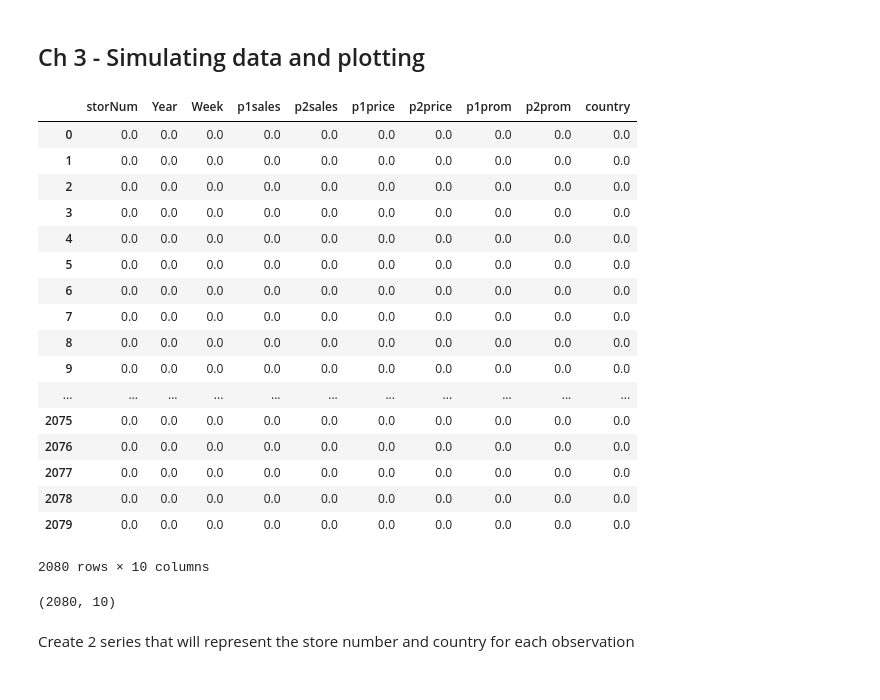
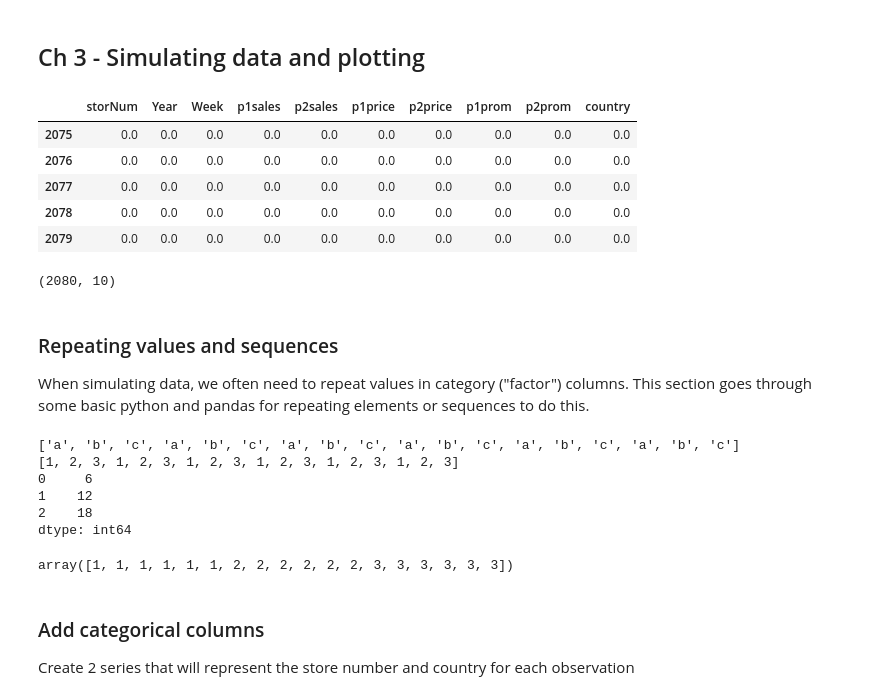
Before and after one commit to dyoung418/pandas-r-for-mktg, a Jupyter notebook: 3_simdata_plotting.ipynb, the cells around one changed output. Cells and saved outputs as stored; diff of their text form; code cells hidden in the pictures.

Commit message:
finished data simulation portion of 3_

```diff
--- a/3_simdata_plotting.ipynb
+++ b/3_simdata_plotting.ipynb
@@ -15,36 +15,55 @@ import numpy as np
 # %%
 #define constants
 k_stores = 20  # 20 stores, using "k_" for "constant"
-k_weeks = 104   # 2 years of data each
+k_years = 2
+k_weeks_per_year = 52
 # %%
 # create data frame of initially missing values to hold the data
-df_store = pd.DataFrame(data=np.empty(shape=(k_stores*k_weeks, 10)),
-                        columns=['storNum', 'Year', 'Week', 'p1sales', 'p2sales', 'p1price','p2price','p1prom','p2prom','country'])
-df_store
+columns=['storNum', 'Year', 'Week', 'p1sales', 'p2sales', 'p1price','p2price','p1prom','p2prom','country']
+df_store = pd.DataFrame(data=np.empty(shape=(k_stores*k_weeks_per_year*k_years, len(columns))),
+                        columns=columns)
+df_store.tail(5)
 # %% [output]
 |  | storNum | Year | Week | p1sales | p2sales | p1price | p2price | p1prom | p2prom | country |
-| 0 | 0.0 | 0.0 | 0.0 | 0.0 | 0.0 | 0.0 | 0.0 | 0.0 | 0.0 | 0.0 |
-| 1 | 0.0 | 0.0 | 0.0 | 0.0 | 0.0 | 0.0 | 0.0 | 0.0 | 0.0 | 0.0 |
-| 2 | 0.0 | 0.0 | 0.0 | 0.0 | 0.0 | 0.0 | 0.0 | 0.0 | 0.0 | 0.0 |
-| 3 | 0.0 | 0.0 | 0.0 | 0.0 | 0.0 | 0.0 | 0.0 | 0.0 | 0.0 | 0.0 |
-| 4 | 0.0 | 0.0 | 0.0 | 0.0 | 0.0 | 0.0 | 0.0 | 0.0 | 0.0 | 0.0 |
-| 5 | 0.0 | 0.0 | 0.0 | 0.0 | 0.0 | 0.0 | 0.0 | 0.0 | 0.0 | 0.0 |
-| 6 | 0.0 | 0.0 | 0.0 | 0.0 | 0.0 | 0.0 | 0.0 | 0.0 | 0.0 | 0.0 |
-| 7 | 0.0 | 0.0 | 0.0 | 0.0 | 0.0 | 0.0 | 0.0 | 0.0 | 0.0 | 0.0 |
-| 8 | 0.0 | 0.0 | 0.0 | 0.0 | 0.0 | 0.0 | 0.0 | 0.0 | 0.0 | 0.0 |
-| 9 | 0.0 | 0.0 | 0.0 | 0.0 | 0.0 | 0.0 | 0.0 | 0.0 | 0.0 | 0.0 |
-| ... | ... | ... | ... | ... | ... | ... | ... | ... | ... | ... |
 | 2075 | 0.0 | 0.0 | 0.0 | 0.0 | 0.0 | 0.0 | 0.0 | 0.0 | 0.0 | 0.0 |
 | 2076 | 0.0 | 0.0 | 0.0 | 0.0 | 0.0 | 0.0 | 0.0 | 0.0 | 0.0 | 0.0 |
 | 2077 | 0.0 | 0.0 | 0.0 | 0.0 | 0.0 | 0.0 | 0.0 | 0.0 | 0.0 | 0.0 |
 | 2078 | 0.0 | 0.0 | 0.0 | 0.0 | 0.0 | 0.0 | 0.0 | 0.0 | 0.0 | 0.0 |
 | 2079 | 0.0 | 0.0 | 0.0 | 0.0 | 0.0 | 0.0 | 0.0 | 0.0 | 0.0 | 0.0 |
-2080 rows × 10 columns
 # %%
 df_store.shape
 # %% [output]
 (2080, 10)
+# %% [markdown]
+### Repeating values and sequences
+When simulating data, we often need to repeat values in category ("factor") columns.  This section goes through some basic python and pandas for repeating elements or sequences to do this.
+# %%
+##### Sequences ######
+# Use python list multiplication to repeat sequences
+seq = ['a', 'b', 'c']
+print(seq * 6)
+
+# works for integers too if a python list.  pd.Series wouldn't work here
+# because the "*6" would be interpreted as an integer math with a vector
+# and it would "broadcast" the 1-dimensional number 6 and multiply it by
+# all the integers in the Series
+seq = [1, 2, 3]
+print(seq * 6)
+print(pd.Series(seq) * 6)
+
+##### Repeating Values ######
+# The numpy repeat() repeats the individual values it finds in the array
+np.repeat(seq,6)  # pd.Series(seq).repeat(6) #also works
+# %% [output]
+['a', 'b', 'c', 'a', 'b', 'c', 'a', 'b', 'c', 'a', 'b', 'c', 'a', 'b', 'c', 'a', 'b', 'c']
+[1, 2, 3, 1, 2, 3, 1, 2, 3, 1, 2, 3, 1, 2, 3, 1, 2, 3]
+0     6
+1    12
+2    18
+dtype: int64
+array([1, 1, 1, 1, 1, 1, 2, 2, 2, 2, 2, 2, 3, 3, 3, 3, 3, 3])
 # %% [markdown]
+### Add categorical columns
 Create 2 series that will represent the store number and country for each observation
 # %%
 store_num = [str(num) for num in range(101,100+k_stores+1)] #make this string rather than int so mult works later
```
Also changed, not shown: parts of 13 cells of this notebook.
